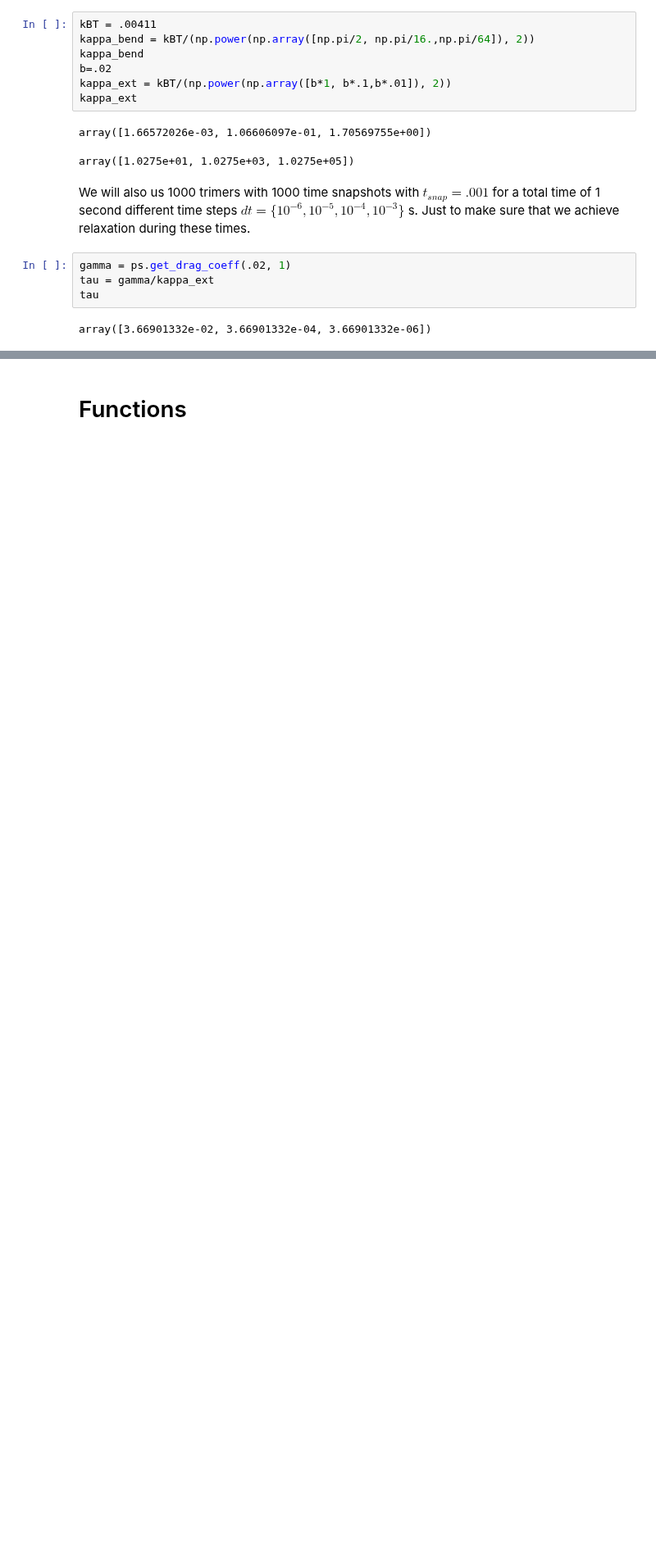
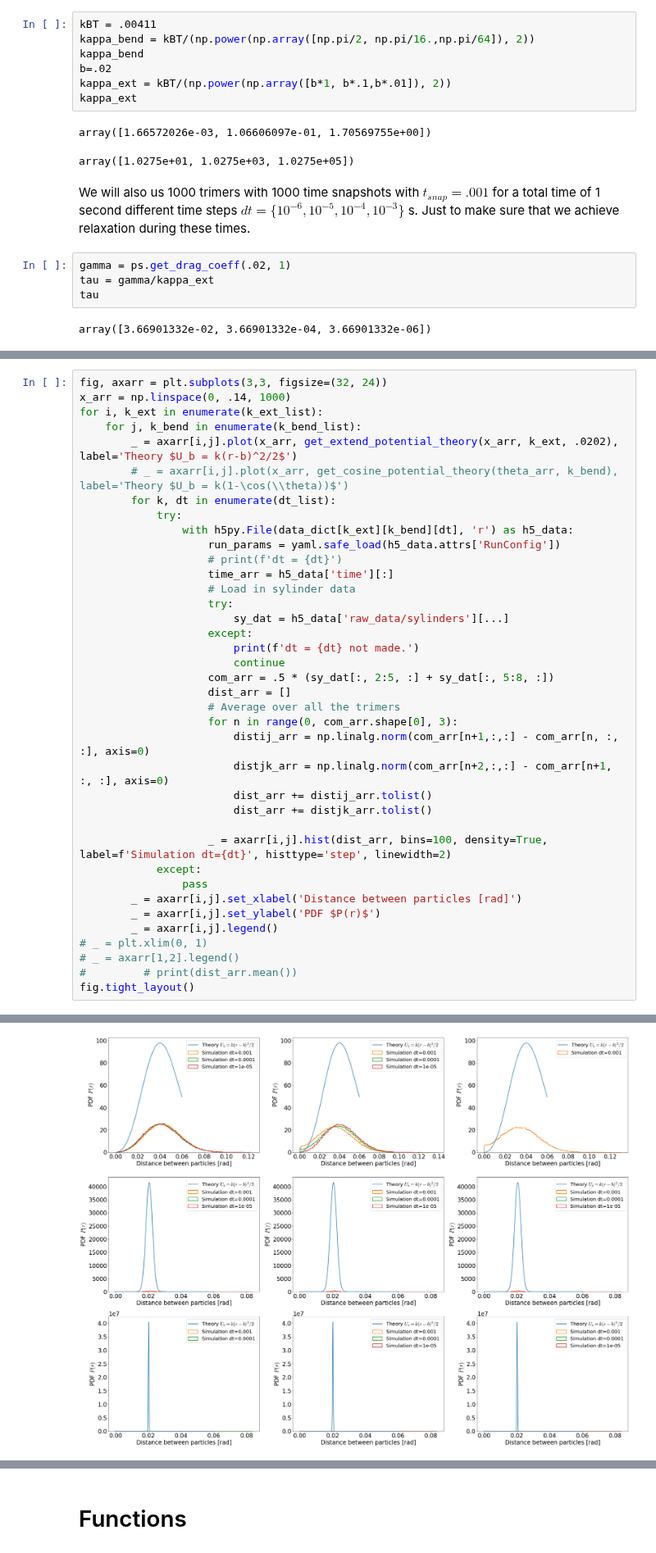
Before and after one commit to palladio11/aLENS_analysis, a Jupyter notebook: notebooks/semiflex_testing/bilateral_testing_analysis.ipynb, the cells around one changed output, grey strips where cells are left out. Shown at 82% size. Saved outputs shown, nothing was run; the diff lists cells and outputs as text; blank space fills up the shorter version.

```diff
--- a/notebooks/semiflex_testing/bilateral_testing_analysis.ipynb
+++ b/notebooks/semiflex_testing/bilateral_testing_analysis.ipynb
@@ -457,0 +428,39 @@ dt = 0.001
+# %%
+fig, axarr = plt.subplots(3,3, figsize=(32, 24))
+x_arr = np.linspace(0, .14, 1000)
+for i, k_ext in enumerate(k_ext_list):
+    for j, k_bend in enumerate(k_bend_list):
+        _ = axarr[i,j].plot(x_arr, get_extend_potential_theory(x_arr, k_ext, .0202), label='Theory $U_b = k(r-b)^2/2$')
+        # _ = axarr[i,j].plot(x_arr, get_cosine_potential_theory(theta_arr, k_bend), label='Theory $U_b = k(1-\cos(\\theta))$')
+        for k, dt in enumerate(dt_list):
+            try:
+                with h5py.File(data_dict[k_ext][k_bend][dt], 'r') as h5_data:
+                    run_params = yaml.safe_load(h5_data.attrs['RunConfig'])
+                    # print(f'dt = {dt}')
+                    time_arr = h5_data['time'][:]
+                    # Load in sylinder data
+                    try:
+                        sy_dat = h5_data['raw_data/sylinders'][...]
+                    except:
+                        print(f'dt = {dt} not made.')
+                        continue
+                    com_arr = .5 * (sy_dat[:, 2:5, :] + sy_dat[:, 5:8, :])
+                    dist_arr = []
+                    # Average over all the trimers
+                    for n in range(0, com_arr.shape[0], 3):
+                        distij_arr = np.linalg.norm(com_arr[n+1,:,:] - com_arr[n, :, :], axis=0)
+                        distjk_arr = np.linalg.norm(com_arr[n+2,:,:] - com_arr[n+1, :, :], axis=0)
+                        dist_arr += distij_arr.tolist()
+                        dist_arr += distjk_arr.tolist()
+
+                    _ = axarr[i,j].hist(dist_arr, bins=100, density=True, label=f'Simulation dt={dt}', histtype='step', linewidth=2)
+            except:
+                pass
+        _ = axarr[i,j].set_xlabel('Distance between particles [rad]')
+        _ = axarr[i,j].set_ylabel('PDF $P(r)$')
+        _ = axarr[i,j].legend()
+# _ = plt.xlim(0, 1)
+# _ = axarr[1,2].legend()
+#         # print(dist_arr.mean())
+fig.tight_layout()
+# %% [output]
@@ -457,0 +476 @@ dt = 0.001
+[figure, added]
```
Also changed, not shown: parts of 13 cells of this notebook.
